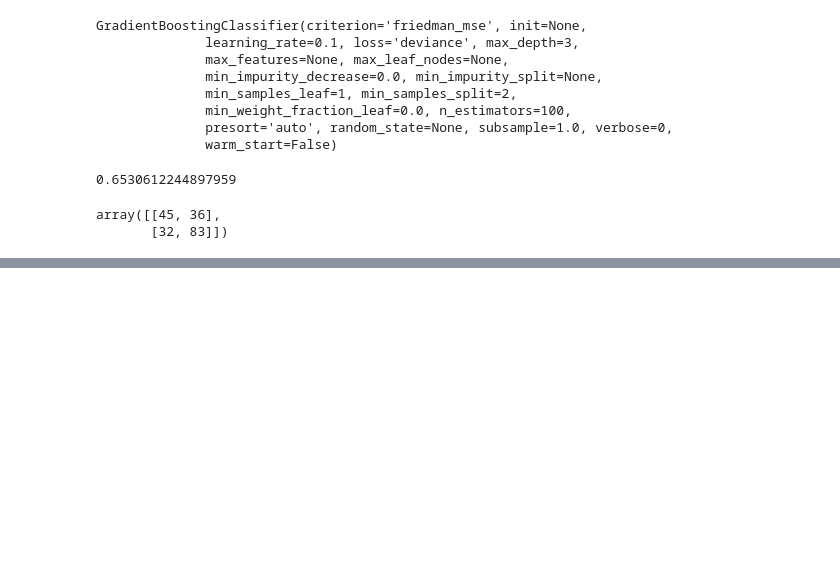
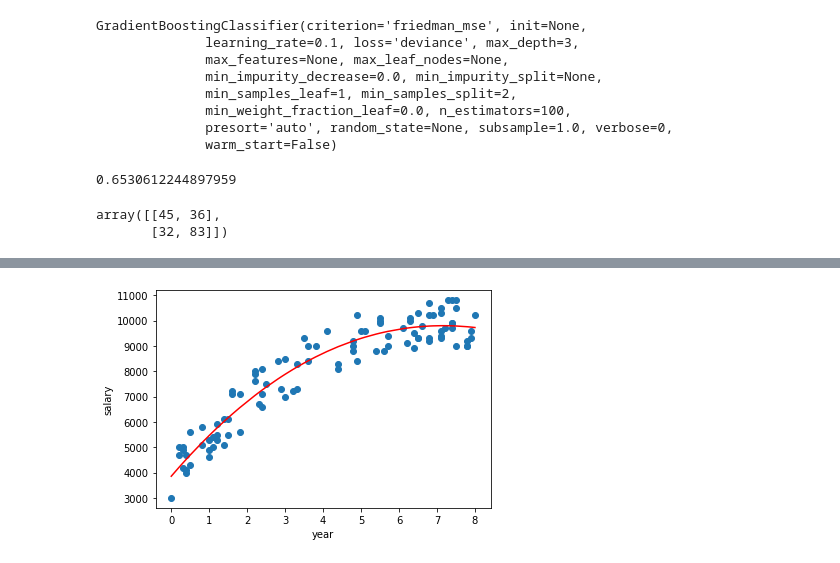
Before and after one commit to ywchiu/taipeifubon, a Jupyter notebook: Demo20200414.ipynb, the cells around one changed output, grey strips where cells are left out. Saved outputs shown, nothing was run; the diff lists cells and outputs as text; code cells hidden in the pictures; blank space fills up the shorter version.

```diff
--- a/Demo20200414.ipynb
+++ b/Demo20200414.ipynb
@@ -253,0 +355,12 @@ array([[45, 36],
+# %%
+X3 = X.sort_values(['year'])
+X3_ = poly_reg.transform(X3)
+# %%
+from sklearn.linear_model import LinearRegression
+plt.scatter(df['year'], df['salary'])
+plt.plot(X3,regr.predict(X3_), color = 'red')
+plt.xlabel('year')
+plt.ylabel('salary')
+plt.show()
+# %% [output]
+[figure, added]
```
Also changed, not shown: parts of 17 cells of this notebook.
